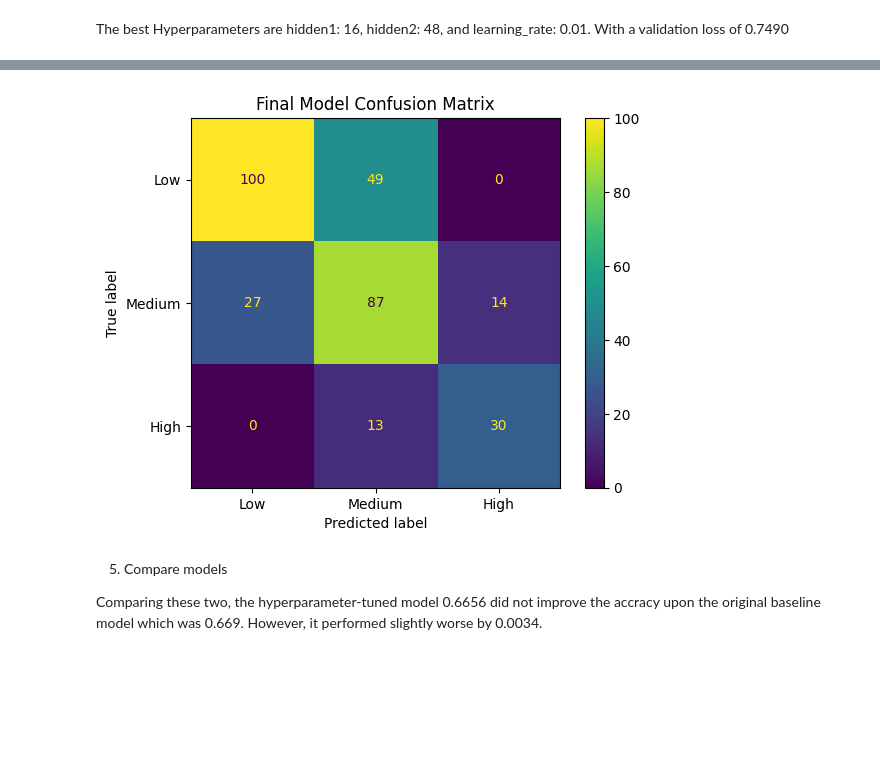
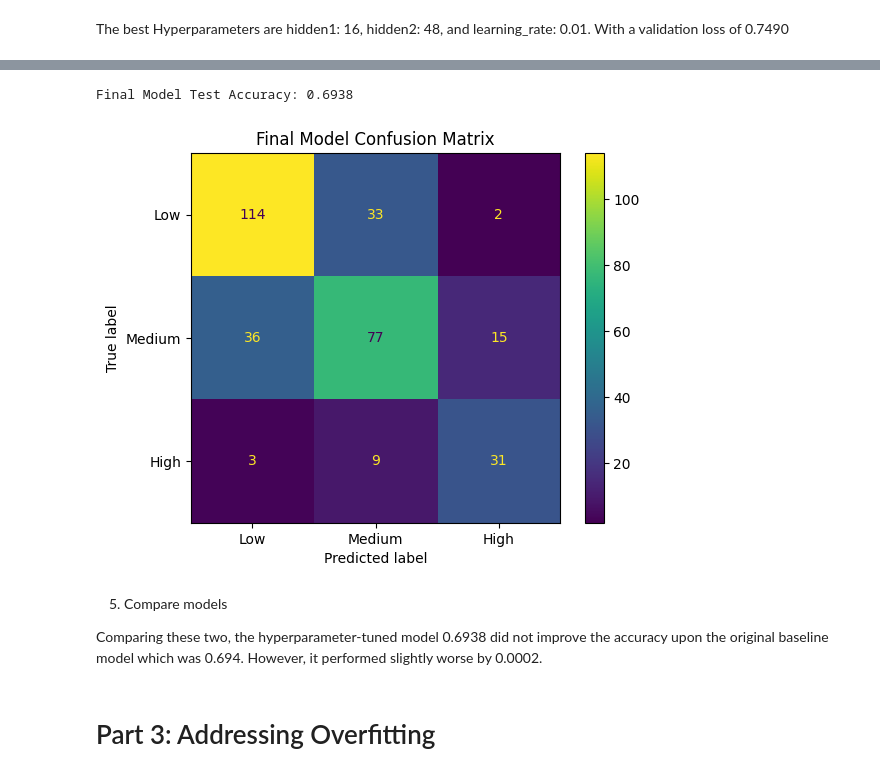
Before and after one commit to chasekrisko-design/IT480-FA26, a Jupyter notebook: Assignment1/Assignment1_Hyperparameter_Tuning.ipynb, the cells around one changed output, grey strips where cells are left out. Drawn from its saved outputs; the diff is of its cells as text; code cells hidden in the pictures; blank space fills up the shorter version.

```diff
--- a/Assignment1/Assignment1_Hyperparameter_Tuning.ipynb
+++ b/Assignment1/Assignment1_Hyperparameter_Tuning.ipynb
@@ -208,15 +201,18 @@ Final Model Test Loss: 1.6475
 # %%
-# Make predictions on the test set
 final_model_preds = np.argmax(final_model.predict(X3_test_scaled, verbose=0), axis=1)
 
-# Display confusion matrix for the final model
 cm_final = confusion_matrix(y3_test, final_model_preds)
 ConfusionMatrixDisplay(cm_final, display_labels=["Low", "Medium", "High"]).plot()
+loss, accuracy = final_model.evaluate(X3_test_scaled, y3_test, verbose=0)
+print(f"Final Model Test Accuracy: {accuracy:.4f}")
 plt.title("Final Model Confusion Matrix")
 plt.show()
 # %% [output]
+Final Model Test Accuracy: 0.6938
-[figure, old version]
+[figure, new version]
 # %% [markdown]
 5. Compare models
 
-Comparing these two, the hyperparameter-tuned model  0.6656 did not improve the accracy upon the original baseline model which was 0.669. However, it performed slightly worse by 0.0034.
+Comparing these two, the hyperparameter-tuned model 0.6938 did not improve the accuracy upon the original baseline model which was 0.694. However, it performed slightly worse by 0.0002.
+# %% [markdown]
+# Part 3: Addressing Overfitting
```
Also changed, not shown: parts of 8 cells of this notebook.
